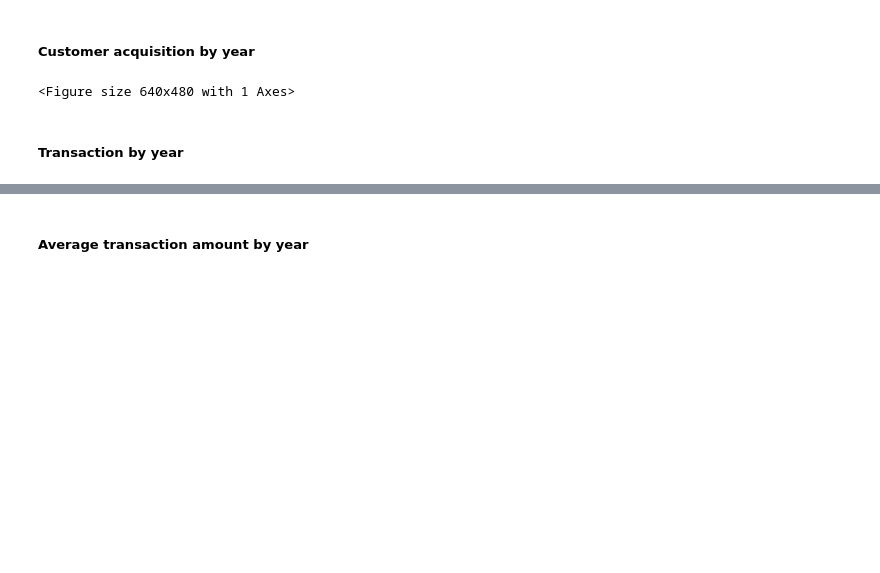
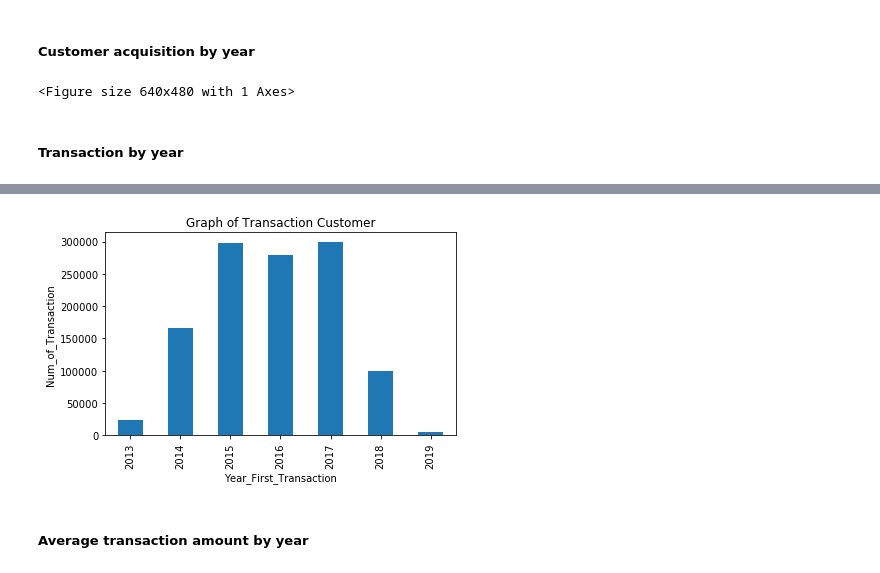
Before and after one commit to julius-risky/Data-Science, a Jupyter notebook: Data_Analyst/cases_in_Industry/Market_Research_Recommendation_and_Visualization.ipynb, the cells around one changed output, grey strips where cells are left out. Cells and saved outputs as stored; diff of their text form; code cells hidden in the pictures; blank space fills up the shorter version.

```diff
--- a/Data_Analyst/cases_in_Industry/Market_Research_Recommendation_and_Visualization.ipynb
+++ b/Data_Analyst/cases_in_Industry/Market_Research_Recommendation_and_Visualization.ipynb
@@ -158,7 +158,7 @@ plt.show()
 # %% [markdown]
 ##### Transaction by year
 # %%
-simport matplotlib.pyplot as plt
+import matplotlib.pyplot as plt
 
 plt.clf()
 df_year = df.groupby(['Year_First_Transaction'])['Count_Transaction'].sum()
@@ -172,3 +171,4 @@ SyntaxError: invalid syntax (<ipython-input-7-4c689938eca8>, line 1)
+[figure, added]
 # %% [markdown]
 ##### Average transaction amount by year
 # %%
```
Also changed, not shown: parts of 17 cells of this notebook.
